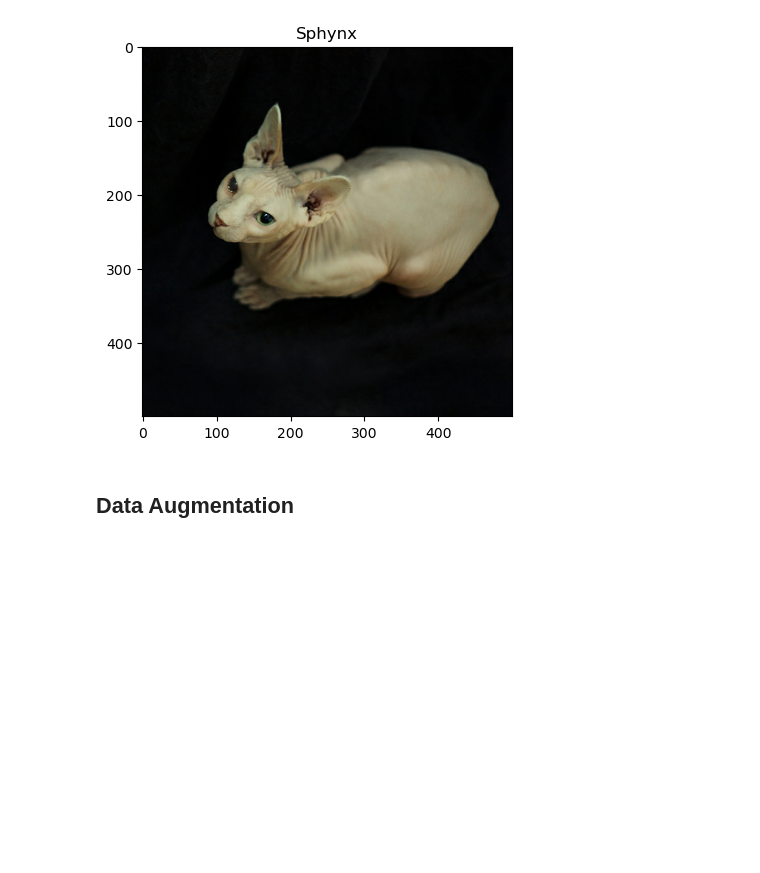
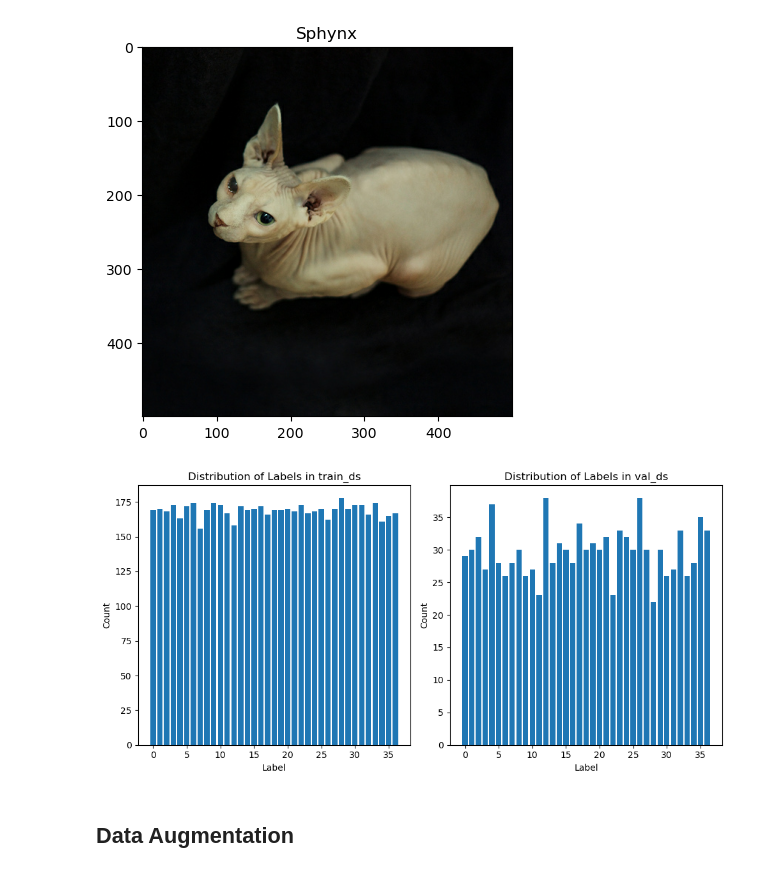
Before and after one commit to ramayzoraiz/p008-lenet-cnn-model, a Jupyter notebook: 1_lenet_sgd.ipynb, the cells around one changed output. Cells and saved outputs as stored; diff of their text form; code cells hidden in the pictures; blank space fills up the shorter version.

```diff
--- a/1_lenet_sgd.ipynb
+++ b/1_lenet_sgd.ipynb
@@ -51,6 +47,35 @@ _ = plt.imshow(image)
 _ = plt.title( get_label_name( label ) )
 # %% [output]
 [figure]
+# %%
+import numpy as np
+
+# Get the labels from train_ds and val_ds
+train_labels = np.array([label.numpy() for _, label in train_ds])
+val_labels = np.array([label.numpy() for _, label in val_ds])
+
+# Count the occurrences of each label in train_ds and val_ds
+train_label_counts = np.bincount(train_labels)
+val_label_counts = np.bincount(val_labels)
+
+# Plot the histograms
+plt.figure(figsize=(10, 5))
+plt.subplot(1, 2, 1)
+plt.bar(range(len(train_label_counts)), train_label_counts)
+plt.xlabel('Label')
+plt.ylabel('Count')
+plt.title('Distribution of Labels in train_ds')
+
+plt.subplot(1, 2, 2)
+plt.bar(range(len(val_label_counts)), val_label_counts)
+plt.xlabel('Label')
+plt.ylabel('Count')
+plt.title('Distribution of Labels in val_ds')
+
+plt.tight_layout()
+plt.show()
+# %% [output]
+[figure, added]
 # %% [markdown]
 ## Data Augmentation
 # %%
```
Also changed, not shown: parts of 3 cells of this notebook, 19 other files.
